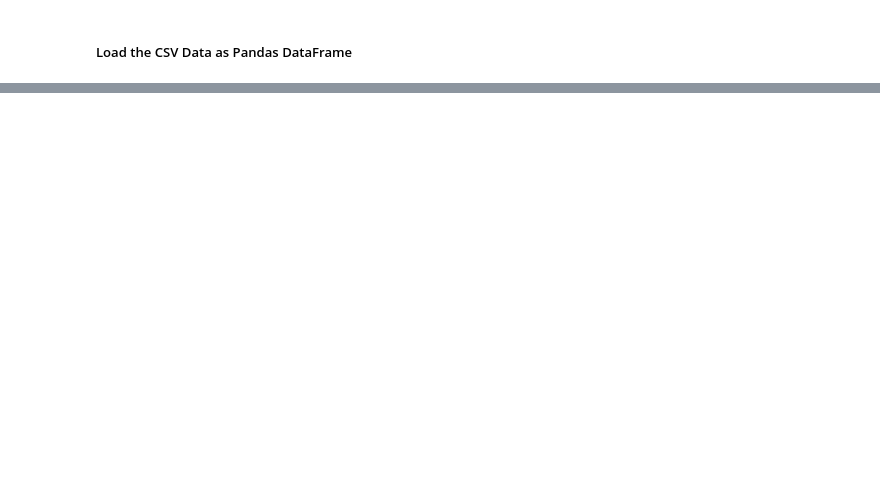
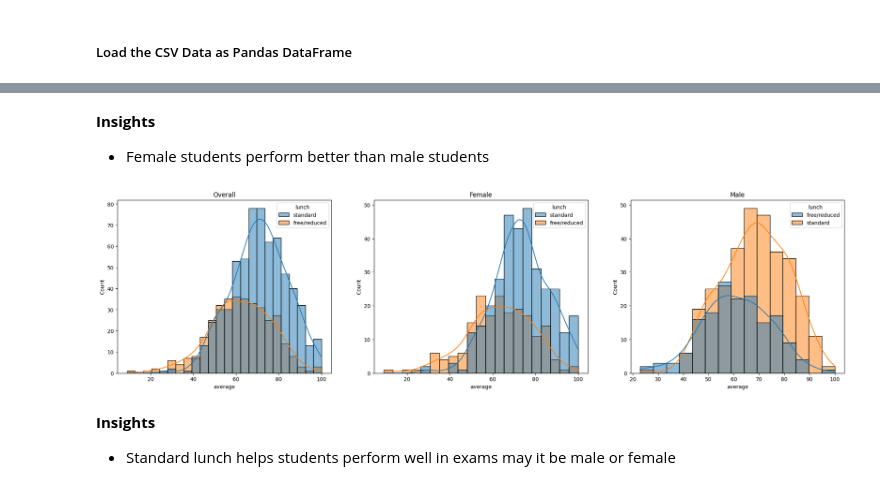
Before and after one commit to sanjay-jmp/mlproject, a Jupyter notebook: notebooks/EDA_and_Preprocessing.ipynb, the cells around one changed output, grey strips where cells are left out. Drawn from its saved outputs; the diff is of its cells as text; code cells hidden in the pictures; blank space fills up the shorter version.

```diff
--- a/notebooks/EDA_and_Preprocessing.ipynb
+++ b/notebooks/EDA_and_Preprocessing.ipynb
@@ -22,0 +257,24 @@ df = pd.read_csv('data/StudentsPerformance.csv')
+# %% [markdown]
+**Insights**
+- Female students perform better than male students
+# %%
+plt.figure(1,3,figsize=(25,6))
+
+plt.subplot(131)
+sns.histplot(data=df, x='average', kde=True, hue='lunch')
+plt.title("Overall")
+
+plt.subplot(132)
+sns.histplot(data=df[df.gender == 'female'], x='average', kde=True, hue='lunch')
+plt.title("Female")
+
+plt.subplot(133)
+sns.histplot(data=df[df.gender == 'male'], x='average', kde=True, hue='lunch')
+plt.title("Male")
+
+plt.show()
+# %% [output]
+[figure, added]
+# %% [markdown]
+**Insights**
+- Standard lunch helps students perform well in exams may it be male or female
```
Also changed, not shown: parts of 42 cells of this notebook.
